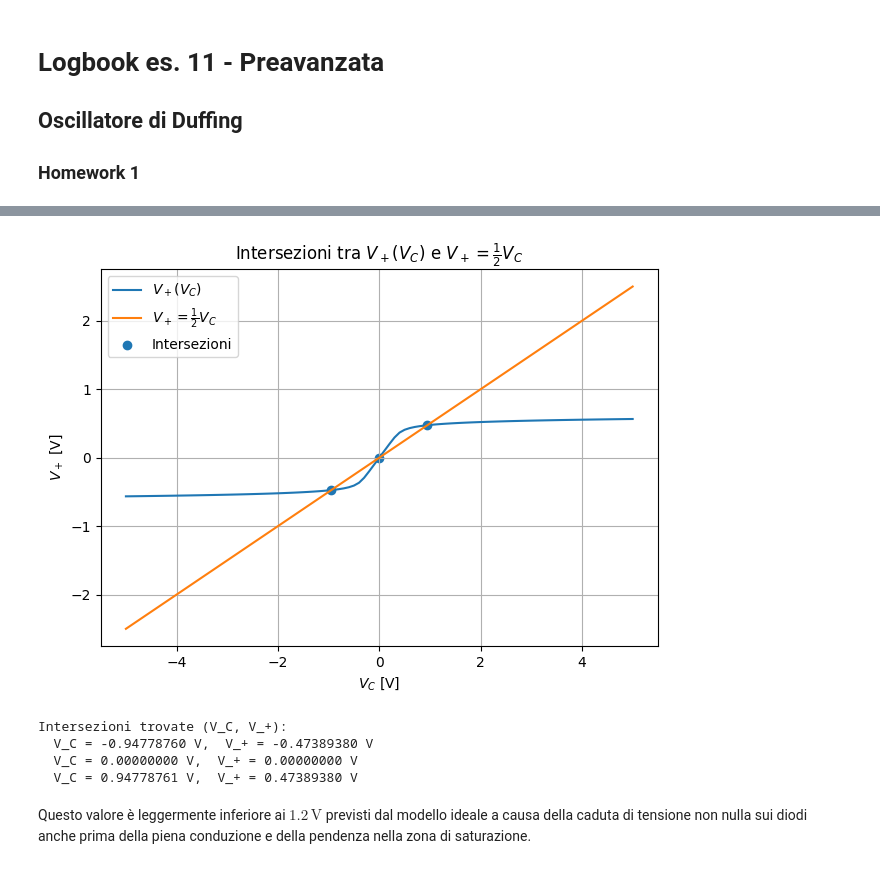
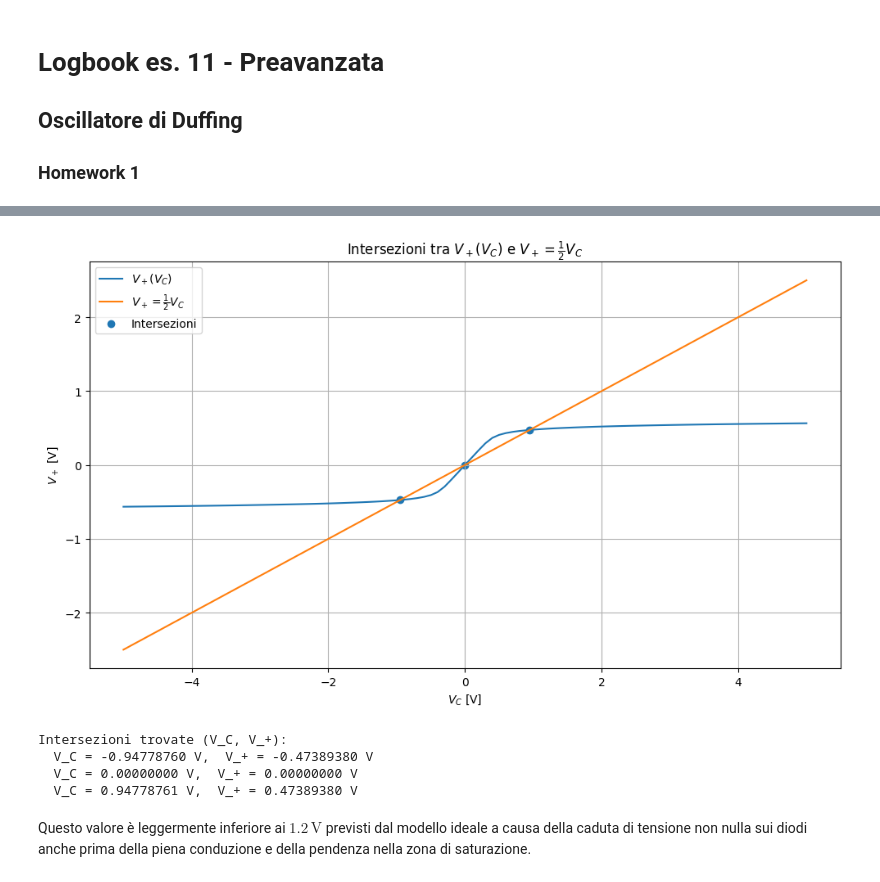
Before and after one commit to MarcoMalucchi/TD, a Jupyter notebook: Es_11/logbook/MALDIN_logbook_es11.ipynb, the cells around one changed output, grey strips where cells are left out. Saved outputs shown, nothing was run; the diff lists cells and outputs as text; code cells hidden in the pictures.

```diff
--- a/Es_11/logbook/MALDIN_logbook_es11.ipynb
+++ b/Es_11/logbook/MALDIN_logbook_es11.ipynb
@@ -105,8 +105,20 @@ Dalla curva di Tina, stimiamo i punti di intersezione:
 * **$V_{C2} \approx +0.94 \, \text{V}$**: Equilibrio stabile (saturazione positiva).
 * **$V_{C3} \approx -0.94 \, \text{V}$**: Equilibrio stabile (saturazione negativa).
 # %%
+import sys
+from pathlib import Path
+
+current = Path.cwd()
+
+# climb up until we find a folder that contains 'utils'
+while not (current / "utils").exists():
+    current = current.parent
+
+sys.path.append(str(current))
+
 import numpy as np
 import matplotlib.pyplot as plt
+from utils.labplot import save_lab_figure
 
 # =========================
 # 1) Caricamento dati
@@ -149,42 +161,43 @@ for i in range(len(V_C) - 1):
         y1, y2 = f[i], f[i + 1]
 
         # Interpolazione lineare dello zero di f tra (x1,y1) e (x2,y2)
         x0 = x1 - y1 * (x2 - x1) / (y2 - y1)
         x_int.append(x0)
         y_int.append(0.5 * x0)  # perché sul vincolo V_plus = 0.5*V_C
 
 x_int = np.array(x_int)
 y_int = np.array(y_int)
 
 # =========================
 # 3) Plot
 # =========================
-plt.figure()
-plt.plot(V_C, V_plus, label=r"$V_+(V_C)$")
-plt.plot(V_C, 0.5 * V_C, label=r"$V_+ = \frac{1}{2}V_C$")
+fig, ax = plt.subplots(figsize = (10,6))
+ax.plot(V_C, V_plus, label=r"$V_+(V_C)$")
+ax.plot(V_C, 0.5 * V_C, label=r"$V_+ = \frac{1}{2}V_C$")
 
 if len(x_int) > 0:
-    plt.scatter(x_int, y_int, label="Intersezioni")
+    ax.scatter(x_int, y_int, label="Intersezioni")
 
-plt.xlabel(r"$V_C$ [V]")
-plt.ylabel(r"$V_+$ [V]")
+ax.set_xlabel(r"$V_C$ [V]")
+ax.set_ylabel(r"$V_+$ [V]")
 plt.title(r"Intersezioni tra $V_+(V_C)$ e $V_+ = \frac{1}{2}V_C$")
-plt.grid(True)
-plt.legend()
+ax.grid(True)
+ax.legend()
 plt.tight_layout()
 plt.show()
+#save_lab_figure(fig, ax, "homework2_simulazione_rete_diodi", mode='presentation')
 
 # =========================
 # 4) Stampa risultati
 # =========================
 print("Intersezioni trovate (V_C, V_+):")
 if len(x_int) == 0:
     print("  Nessuna intersezione trovata nel range dei dati.")
 else:
     for xi, yi in zip(x_int, y_int):
         print(f"  V_C = {xi:.8f} V,  V_+ = {yi:.8f} V")
 # %% [output]
-[figure, old version]
+[figure, new version]
 Intersezioni trovate (V_C, V_+):
   V_C = -0.94778760 V,  V_+ = -0.47389380 V
   V_C = 0.00000000 V,  V_+ = 0.00000000 V
```
Also changed, not shown: parts of 2 cells of this notebook.
